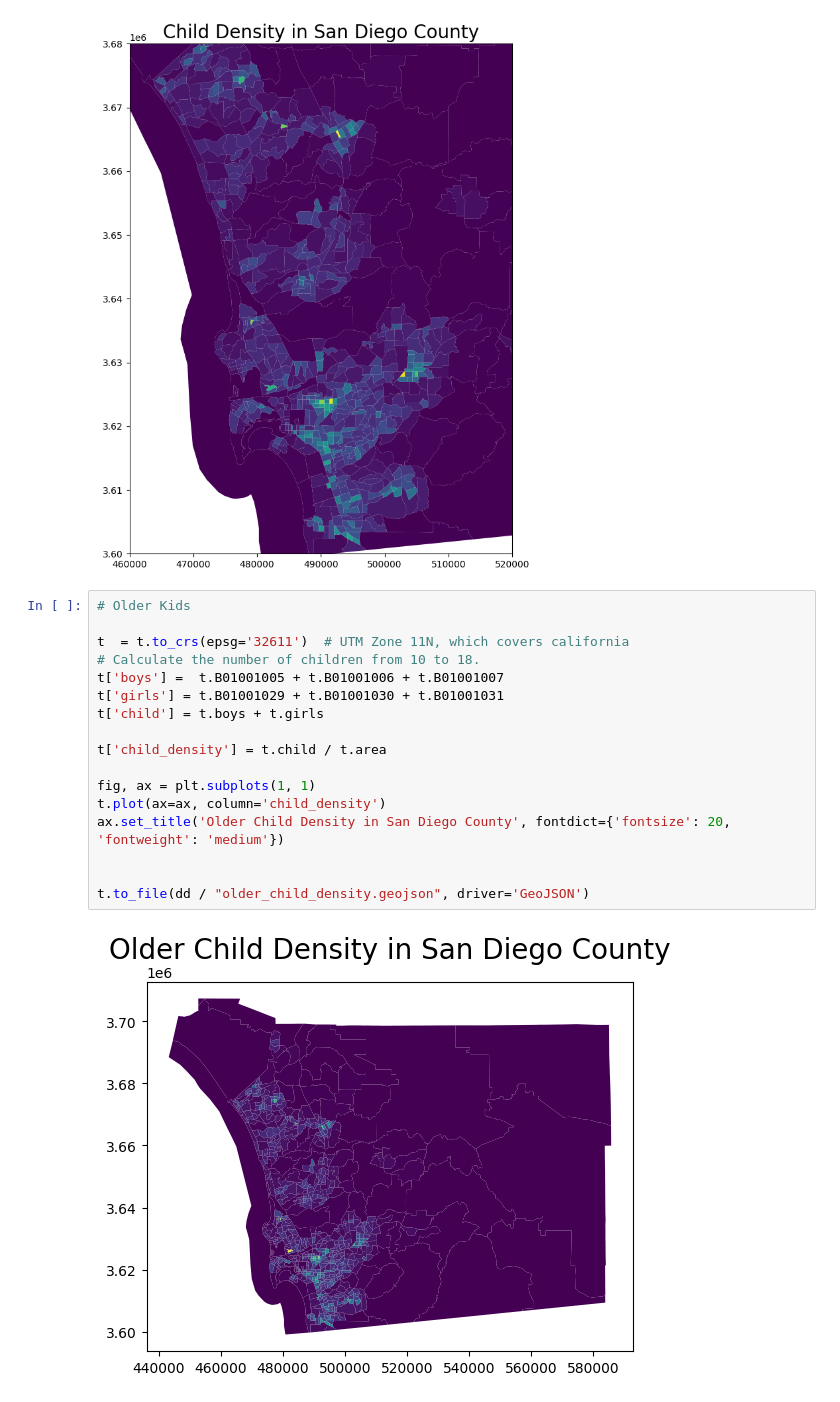
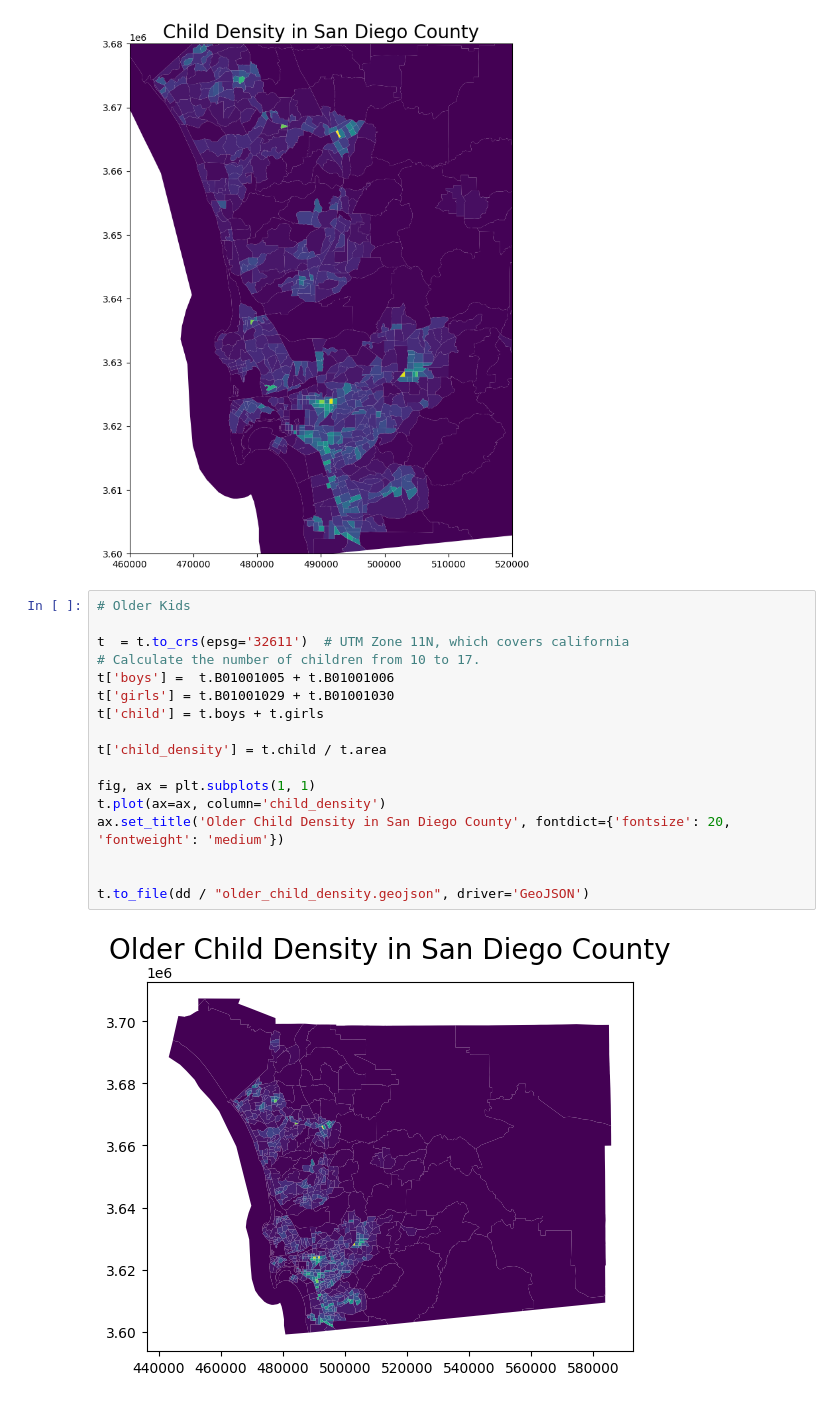
Before and after one commit to jointheleague/marketing-data, a Jupyter notebook: notebooks/examples/child_density.ipynb, the cells around one changed output. Drawn from its saved outputs; the diff is of its cells as text.

```diff
--- a/notebooks/examples/child_density.ipynb
+++ b/notebooks/examples/child_density.ipynb
@@ -84,19 +84,19 @@ Text(0.5, 1.0, 'Child Density in San Diego County')
 # %%
 # Older Kids
 
 t  = t.to_crs(epsg='32611')  # UTM Zone 11N, which covers california
-# Calculate the number of children from 10 to 18.
-t['boys'] =  t.B01001005 + t.B01001006 + t.B01001007
-t['girls'] = t.B01001029 + t.B01001030 + t.B01001031
+# Calculate the number of children from 10 to 17.
+t['boys'] =  t.B01001005 + t.B01001006
+t['girls'] = t.B01001029 + t.B01001030
 t['child'] = t.boys + t.girls
 
 t['child_density'] = t.child / t.area
 
 fig, ax = plt.subplots(1, 1)
 t.plot(ax=ax, column='child_density')
 ax.set_title('Older Child Density in San Diego County', fontdict={'fontsize': 20, 'fontweight': 'medium'})
 
 
 t.to_file(dd / "older_child_density.geojson", driver='GeoJSON')
 # %% [output]
-[figure, old version]
+[figure, new version]
```
Also changed, not shown: 4 other files.
